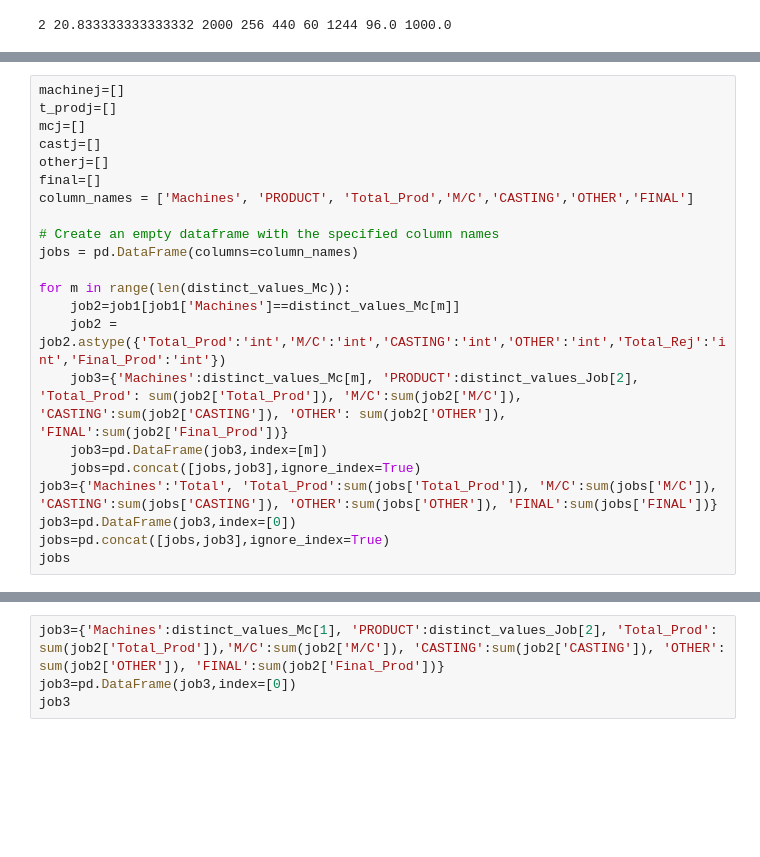
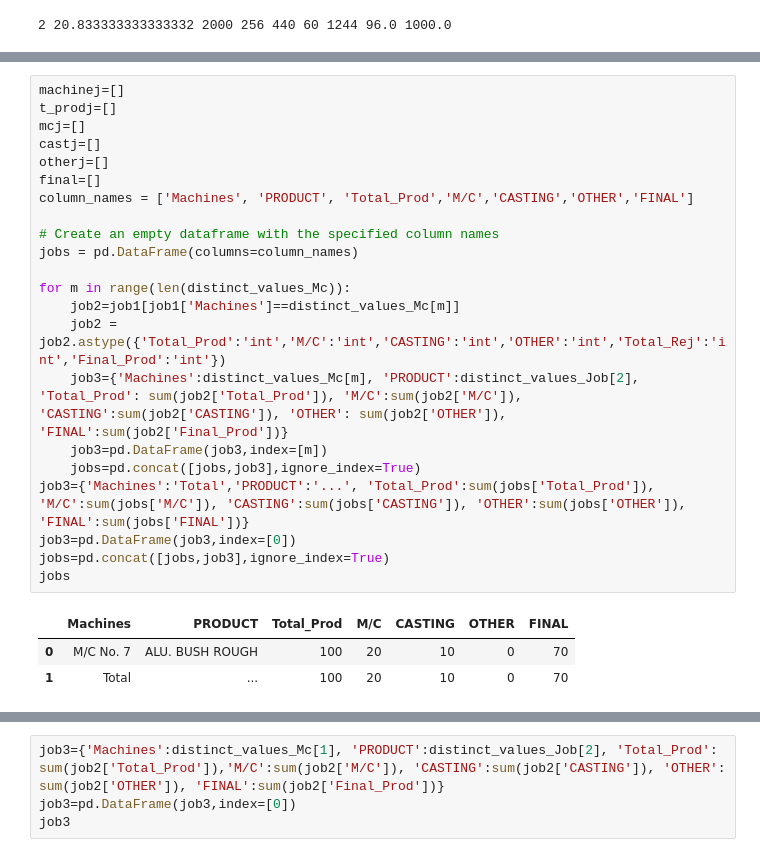
Before and after one commit to SukritMachineTools/Experiments, a Jupyter notebook: Project3/notebooks/csv reads.ipynb, the cells around one changed output, grey strips where cells are left out. Drawn from its saved outputs; the diff is of its cells as text; blank space fills up the shorter version.

```diff
--- a/Project3/notebooks/csv reads.ipynb
+++ b/Project3/notebooks/csv reads.ipynb
@@ -274,25 +278,29 @@ distinct_values_Mc
 # %%
 machinej=[]
 t_prodj=[]
 mcj=[]
 castj=[]
 otherj=[]
 final=[]
 column_names = ['Machines', 'PRODUCT', 'Total_Prod','M/C','CASTING','OTHER','FINAL']
 
 # Create an empty dataframe with the specified column names
 jobs = pd.DataFrame(columns=column_names)
 
 for m in range(len(distinct_values_Mc)):
     job2=job1[job1['Machines']==distinct_values_Mc[m]]
     job2 = job2.astype({'Total_Prod':'int','M/C':'int','CASTING':'int','OTHER':'int','Total_Rej':'int','Final_Prod':'int'})
     job3={'Machines':distinct_values_Mc[m], 'PRODUCT':distinct_values_Job[2], 'Total_Prod': sum(job2['Total_Prod']), 'M/C':sum(job2['M/C']), 'CASTING':sum(job2['CASTING']), 'OTHER': sum(job2['OTHER']), 'FINAL':sum(job2['Final_Prod'])}
     job3=pd.DataFrame(job3,index=[m])
     jobs=pd.concat([jobs,job3],ignore_index=True)
-job3={'Machines':'Total', 'Total_Prod':sum(jobs['Total_Prod']), 'M/C':sum(jobs['M/C']), 'CASTING':sum(jobs['CASTING']), 'OTHER':sum(jobs['OTHER']), 'FINAL':sum(jobs['FINAL'])}
+job3={'Machines':'Total','PRODUCT':'...', 'Total_Prod':sum(jobs['Total_Prod']), 'M/C':sum(jobs['M/C']), 'CASTING':sum(jobs['CASTING']), 'OTHER':sum(jobs['OTHER']), 'FINAL':sum(jobs['FINAL'])}
 job3=pd.DataFrame(job3,index=[0])
 jobs=pd.concat([jobs,job3],ignore_index=True)
 jobs
+# %% [output]
+|  | Machines | PRODUCT | Total_Prod | M/C | CASTING | OTHER | FINAL |
+| 0 | M/C No. 7 | ALU. BUSH ROUGH | 100 | 20 | 10 | 0 | 70 |
+| 1 | Total | ... | 100 | 20 | 10 | 0 | 70 |
 # %%
 job2=job1[job1['Machines']==distinct_values_Mc[1]]
 job2=job2.reset_index(drop=True)
```
Also changed, not shown: parts of 7 cells of this notebook, 3 other files.
